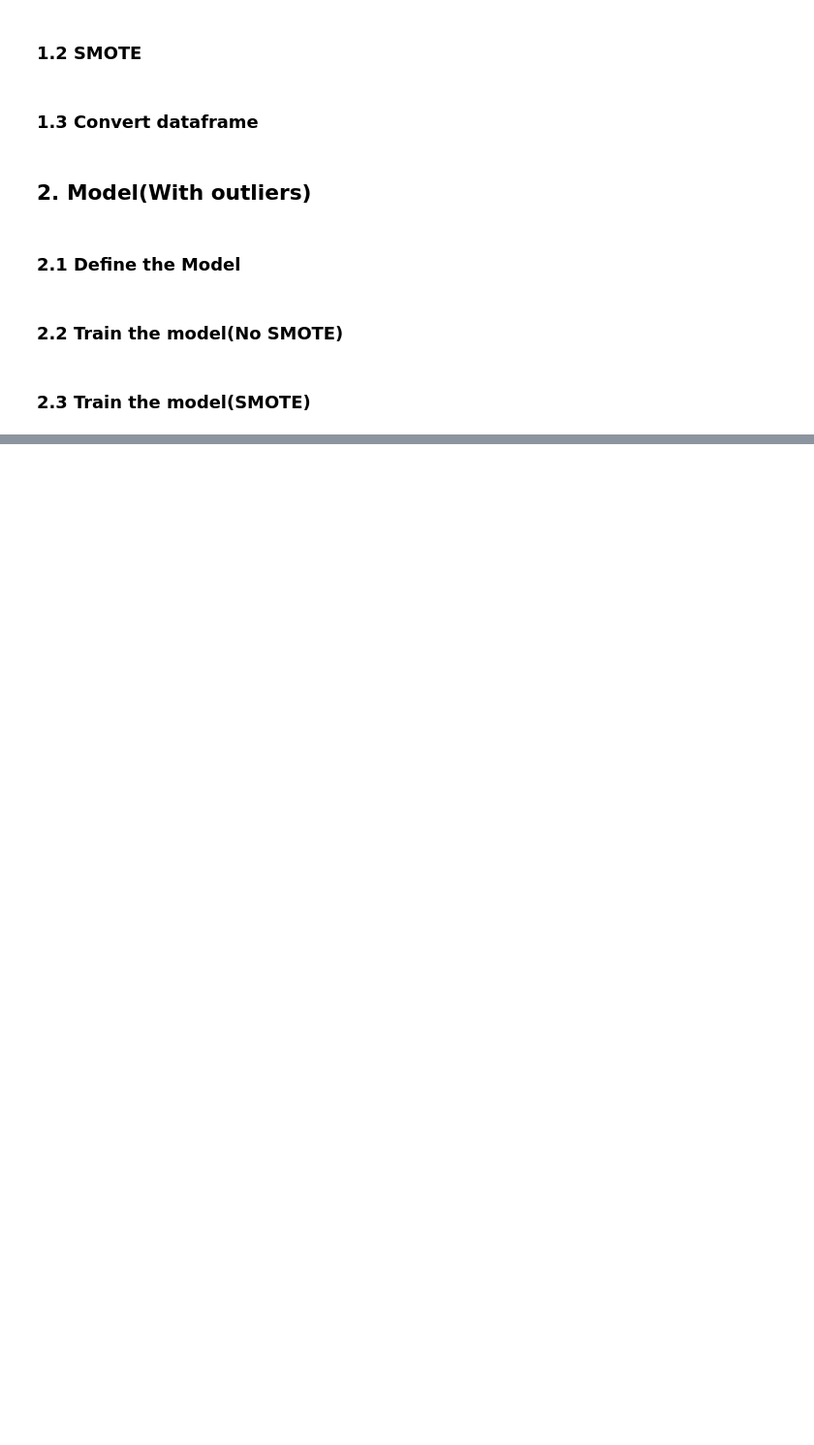
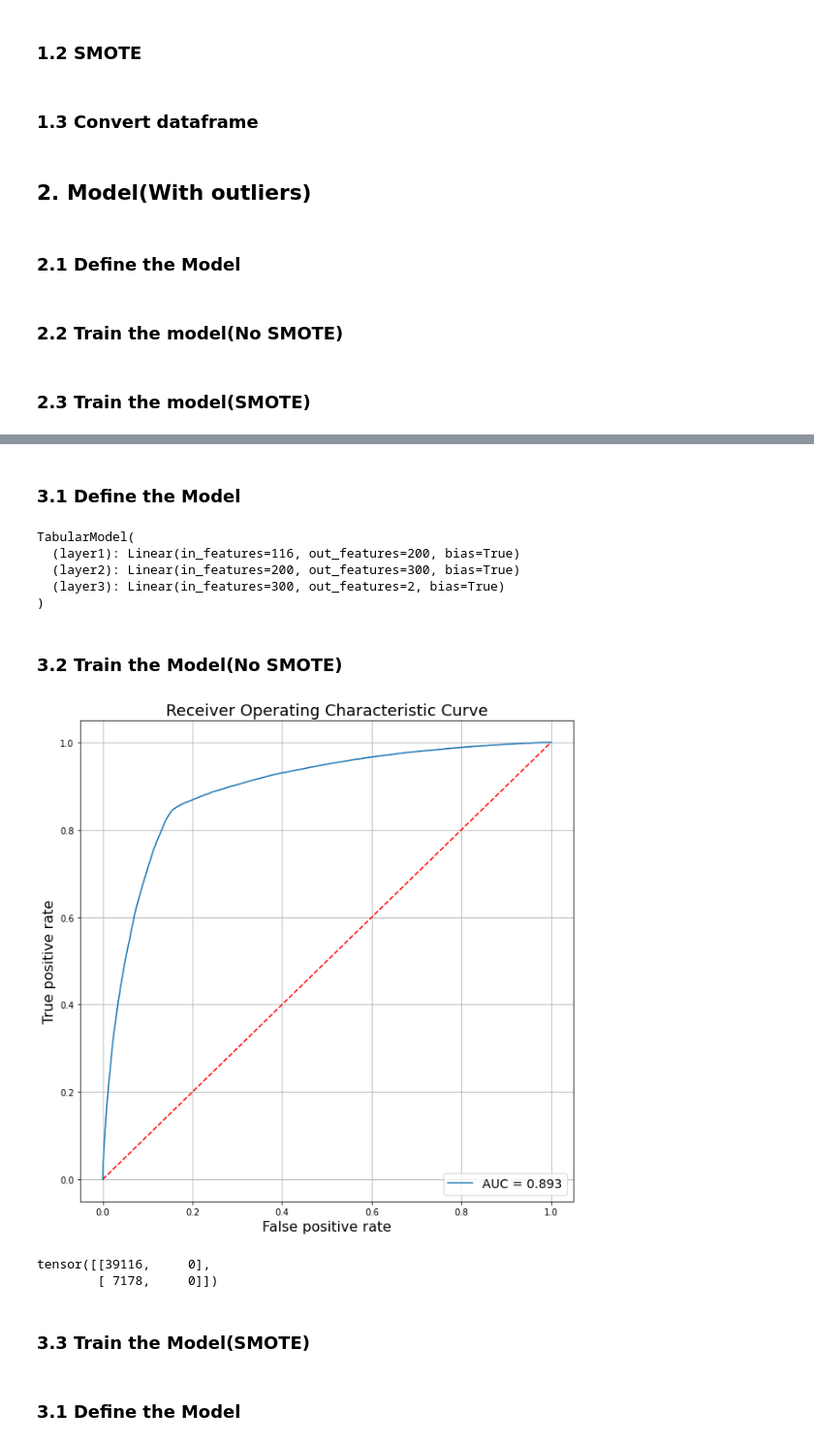
Before and after one commit to yifeng93/LendingClub_Default, a Jupyter notebook: Code/Part5_DNN_Model.ipynb, the cells around one changed output, grey strips where cells are left out. Shown at 97% size. Drawn from its saved outputs; the diff is of its cells as text; code cells hidden in the pictures; blank space fills up the shorter version.

```diff
--- a/Code/Part5_DNN_Model.ipynb
+++ b/Code/Part5_DNN_Model.ipynb
@@ -185,0 +187,2 @@ confmat(Y_PREDICT, y_test)
+# %% [markdown]
+### 3.1 Define the Model
@@ -185,0 +202,60 @@ confmat(Y_PREDICT, y_test)
+# %%
+model =  TabularModel(X_train.shape[1])
+optimizer = torch.optim.Adam(model.parameters(), lr=0.001)
+loss_fn = nn.CrossEntropyLoss()
+model
+# %% [output]
+TabularModel(
+  (layer1): Linear(in_features=116, out_features=200, bias=True)
+  (layer2): Linear(in_features=200, out_features=300, bias=True)
+  (layer3): Linear(in_features=300, out_features=2, bias=True)
+)
+# %% [markdown]
+### 3.2 Train the Model(No SMOTE)
+# %%
+EPOCHS  = 100
+
+X_train = Variable(torch.from_numpy(X_train)).float()
+y_train = Variable(torch.from_numpy(y_train)).long()
+X_test  = Variable(torch.from_numpy(X_test)).float()
+y_test  = Variable(torch.from_numpy(y_test)).long()
+
+
+loss_list     = np.zeros((EPOCHS,))
+accuracy_list = np.zeros((EPOCHS,))
+
+for epoch in tqdm.trange(EPOCHS):
+    y_pred = model(X_train)
+    loss = loss_fn(y_pred, y_train)
+    loss_list[epoch] = loss.item()
+
+    # Zero gradients
+    optimizer.zero_grad()
+    loss.backward()
+    optimizer.step()
+
+    with torch.no_grad():
+        y_pred = model(X_test)
+        correct = (torch.argmax(y_pred, dim=1) == y_test).type(torch.FloatTensor)
+        accuracy_list[epoch] = correct.mean()
+# %%
+plt.figure(figsize=(10, 10))
+plt.plot([0, 1], [0, 1], 'r--')
+
+# One hot encoding
+enc = OneHotEncoder()
+Y_onehot = enc.fit_transform(y_test[:, np.newaxis]).toarray()
+
+with torch.no_grad():
+    y_pred = model(X_test).numpy()
+    fpr, tpr, threshold = roc_curve(Y_onehot.ravel(), y_pred.ravel())
+
+plt.plot(fpr, tpr, label='AUC = {:.3f}'.format(auc(fpr, tpr)))
+plt.xlabel('False positive rate', fontsize=16)
+plt.ylabel('True positive rate', fontsize=16)
+plt.title('Receiver Operating Characteristic Curve',fontsize=18)
+plt.legend(loc="lower right", fontsize = 14)
+plt.grid(visible=bool)
+plt.savefig('../Figures/DNN_roc_no_smote_no_outliers');
+# %% [output]
+[figure, added]
@@ -185,0 +264,8 @@ confmat(Y_PREDICT, y_test)
+# %%
+confmat = ConfusionMatrix(num_classes=2)
+confmat(Y_PREDICT, y_test)
+# %% [output]
+tensor([[39116,     0],
+        [ 7178,     0]])
+# %% [markdown]
+### 3.3 Train the Model(SMOTE)
@@ -185,0 +322,2 @@ confmat(Y_PREDICT, y_test)
+# %% [markdown]
+### 3.1 Define the Model
```
Also changed, not shown: parts of 26 cells of this notebook.
